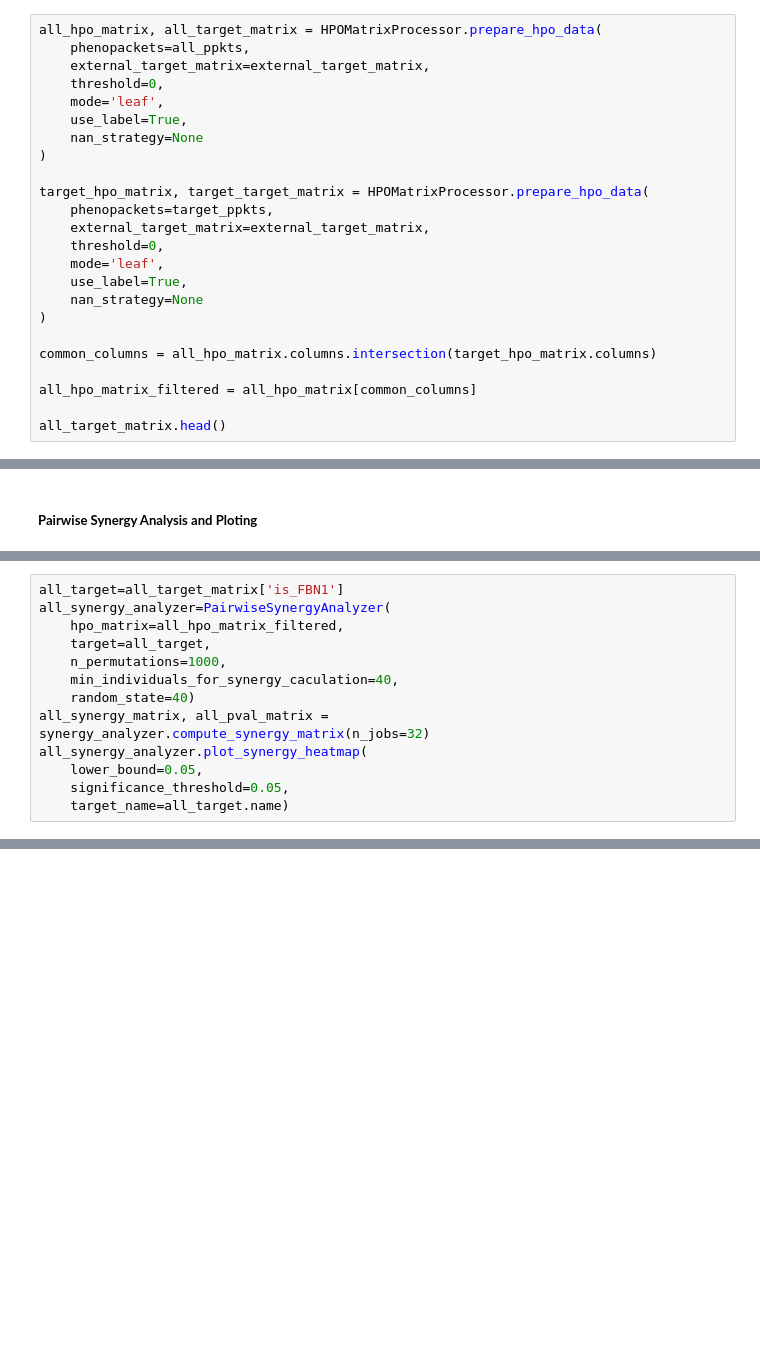
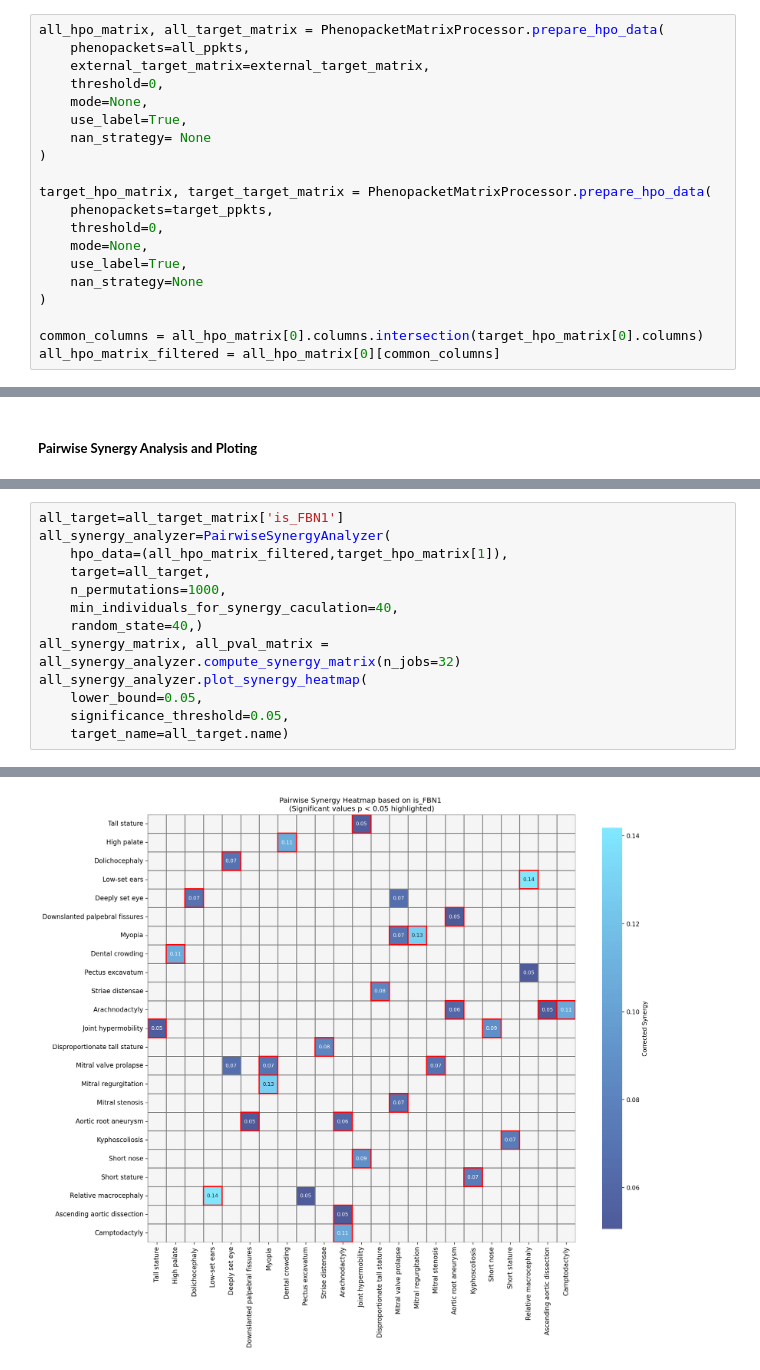
Before and after one commit to P2GX/ppkt2synergy, a Jupyter notebook: src/ppkt2synergy/synergy_analysis_workflow.ipynb, the cells around one changed output, grey strips where cells are left out. Cells and saved outputs as stored; diff of their text form; blank space fills up the shorter version.

```diff
--- a/src/ppkt2synergy/synergy_analysis_workflow.ipynb
+++ b/src/ppkt2synergy/synergy_analysis_workflow.ipynb
@@ -164,27 +171,23 @@ external_target_matrix = pd.DataFrame(
 # %% [markdown]
 ##### **Loading Data and Preparing HPO Matrices**
 # %%
-all_hpo_matrix, all_target_matrix = HPOMatrixProcessor.prepare_hpo_data(
+all_hpo_matrix, all_target_matrix = PhenopacketMatrixProcessor.prepare_hpo_data(
     phenopackets=all_ppkts,
     external_target_matrix=external_target_matrix,
     threshold=0,
-    mode='leaf',
+    mode=None,
+    use_label=True,
+    nan_strategy= None
+)
+
+target_hpo_matrix, target_target_matrix = PhenopacketMatrixProcessor.prepare_hpo_data(
+    phenopackets=target_ppkts,
+    threshold=0,
+    mode=None,
     use_label=True,
     nan_strategy=None
 )
 
-target_hpo_matrix, target_target_matrix = HPOMatrixProcessor.prepare_hpo_data(
-    phenopackets=target_ppkts,
-    external_target_matrix=external_target_matrix,
-    threshold=0,
-    mode='leaf',
-    use_label=True,
-    nan_strategy=None
-)
-
-common_columns = all_hpo_matrix.columns.intersection(target_hpo_matrix.columns)
-
-all_hpo_matrix_filtered = all_hpo_matrix[common_columns]
-
-all_target_matrix.head()
+common_columns = all_hpo_matrix[0].columns.intersection(target_hpo_matrix[0].columns)
+all_hpo_matrix_filtered = all_hpo_matrix[0][common_columns]
 # %% [output]
@@ -208,12 +226,12 @@ all_target_matrix.shape
 # %%
 all_target=all_target_matrix['is_FBN1']
 all_synergy_analyzer=PairwiseSynergyAnalyzer(
-    hpo_matrix=all_hpo_matrix_filtered,
+    hpo_data=(all_hpo_matrix_filtered,target_hpo_matrix[1]),
     target=all_target,
     n_permutations=1000,
     min_individuals_for_synergy_caculation=40,
-    random_state=40)
-all_synergy_matrix, all_pval_matrix = synergy_analyzer.compute_synergy_matrix(n_jobs=32)
+    random_state=40,)
+all_synergy_matrix, all_pval_matrix = all_synergy_analyzer.compute_synergy_matrix(n_jobs=32)
 all_synergy_analyzer.plot_synergy_heatmap(
     lower_bound=0.05,
     significance_threshold=0.05,
@@ -222,0 +240 @@ ValueError: The number of samples in y must match the number of samples in X
+[figure, added]
```
Also changed, not shown: parts of 15 cells of this notebook, 30 other files.
